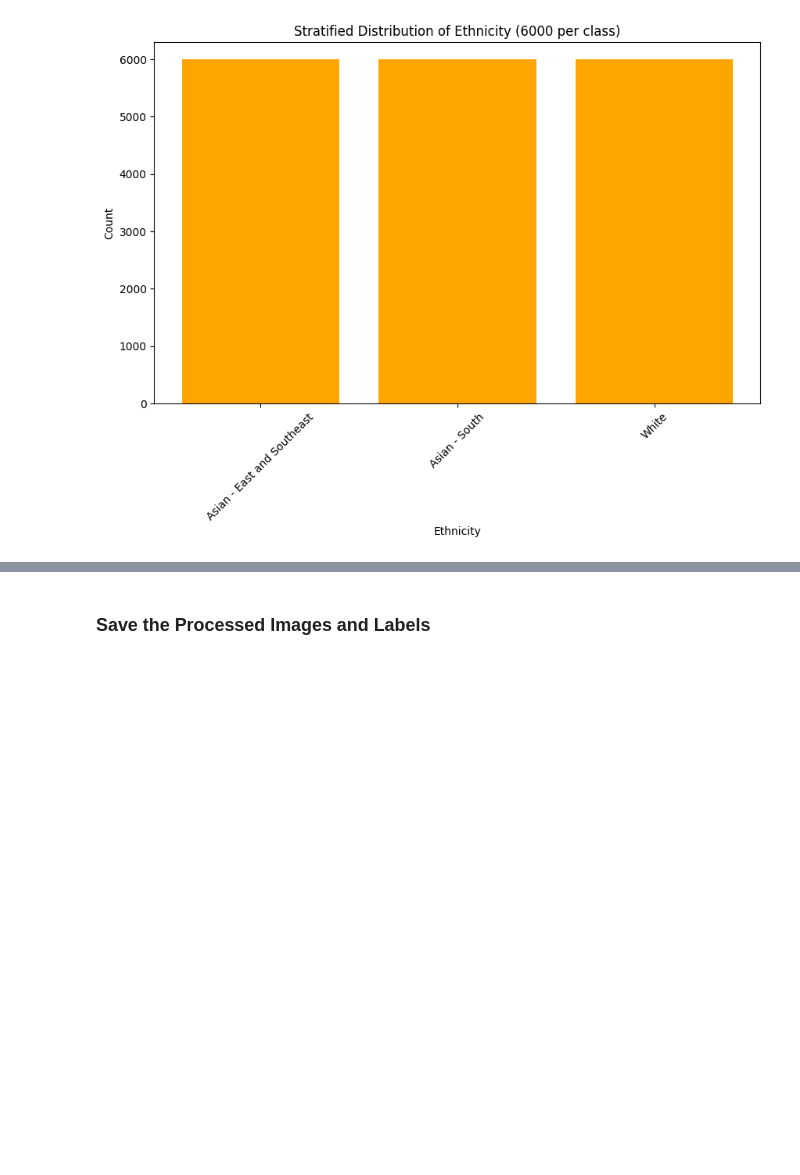
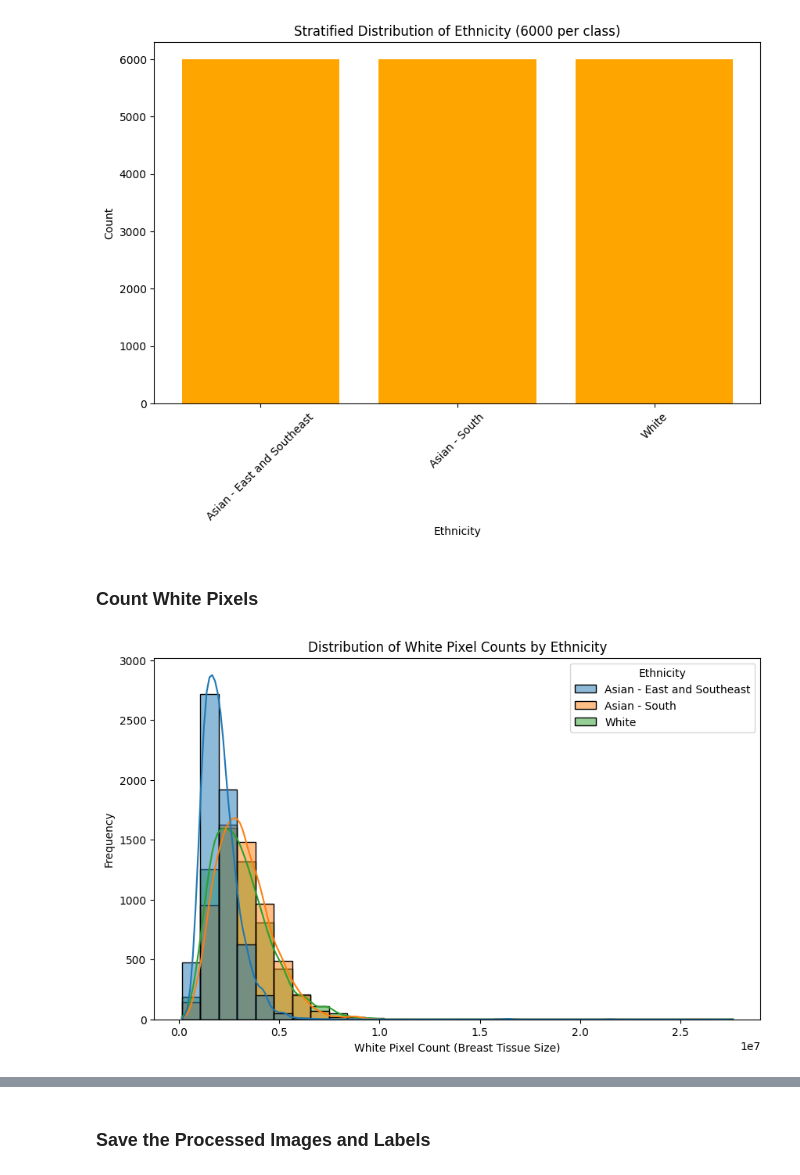
Before and after one commit to Ollivvt/AI-ethnicity-med-image, a Jupyter notebook: Mammo/Mammo_EfficientNetB3_segmentationMap_0215.ipynb, the cells around one changed output, grey strips where cells are left out. Saved outputs shown, nothing was run; the diff lists cells and outputs as text; code cells hidden in the pictures; blank space fills up the shorter version.

```diff
--- a/Mammo/Mammo_EfficientNetB3_segmentationMap_0215.ipynb
+++ b/Mammo/Mammo_EfficientNetB3_segmentationMap_0215.ipynb
@@ -185,3 +185,64 @@ def resize_with_padding(image, target_height, target_width):
         constant_values=0
     )
     return image
+# %% [markdown]
+### Count White Pixels
+# %%
+import seaborn as sns
+
+white_pixel_counts = []
+ethnicities = []
+
+# Data Preprocessing Pipeline
+output_dir = "/tmp/e3/segmentation_processed_images"
+lcc_only_filepaths, lcc_only_labels = [], []
+
+# Assume data_sample is already defined (with 'FilePath' and 'patient_id' columns)
+for folder_path in data_sample['FilePath']:
+    if os.path.exists(folder_path):
+        all_files = [os.path.join(folder_path, f) for f in os.listdir(folder_path) if f.endswith('.png')]
+        lcc_files = [f for f in all_files if "LCC" in f]  # Only process LCC view
+
+        if lcc_files:
+            try:
+                mask_path, mask = preprocess(lcc_files[0], output_dir)
+                lcc_only_filepaths.append(mask_path)
+
+                patient_id = os.path.basename(os.path.dirname(folder_path))
+                matching_rows = data_sample[data_sample['patient_id'] == patient_id]
+                if matching_rows.empty:
+                    print(f"Warning: No matching label found for patient_id {patient_id}. Skipping.")
+                    continue
+
+                label = matching_rows['ethnicity'].iloc[0]
+                lcc_only_labels.append(label)
+
+                # Count white pixels (breast tissue area)
+                white_pixel_count = cv2.countNonZero(mask)
+                white_pixel_counts.append(white_pixel_count)
+                ethnicities.append(label)
+
+            except Exception as e:
+                print(f"Error processing {folder_path}: {e}")
+
+def encode_labels(labels):
+    """Convert string labels to numeric labels."""
+    label_mapping = {label: idx for idx, label in enumerate(sorted(set(labels)))}
+    encoded_labels = [label_mapping[label] for label in labels]
+    return encoded_labels, label_mapping
+
+encoded_train_lcc_labels, lcc_label_mapping = encode_labels(lcc_only_labels)
+
+df = pd.DataFrame({
+    'WhitePixelCount': white_pixel_counts,
+    'Ethnicity': ethnicities
+})
+
+plt.figure(figsize=(10, 6))
+sns.histplot(data=df, x='WhitePixelCount', hue='Ethnicity', bins=30, kde=True)
+plt.title('Distribution of White Pixel Counts by Ethnicity')
+plt.xlabel('White Pixel Count (Breast Tissue Size)')
+plt.ylabel('Frequency')
+plt.show()
+# %% [output]
+[figure, added]
```
Also changed, not shown: parts of 10 cells of this notebook.
